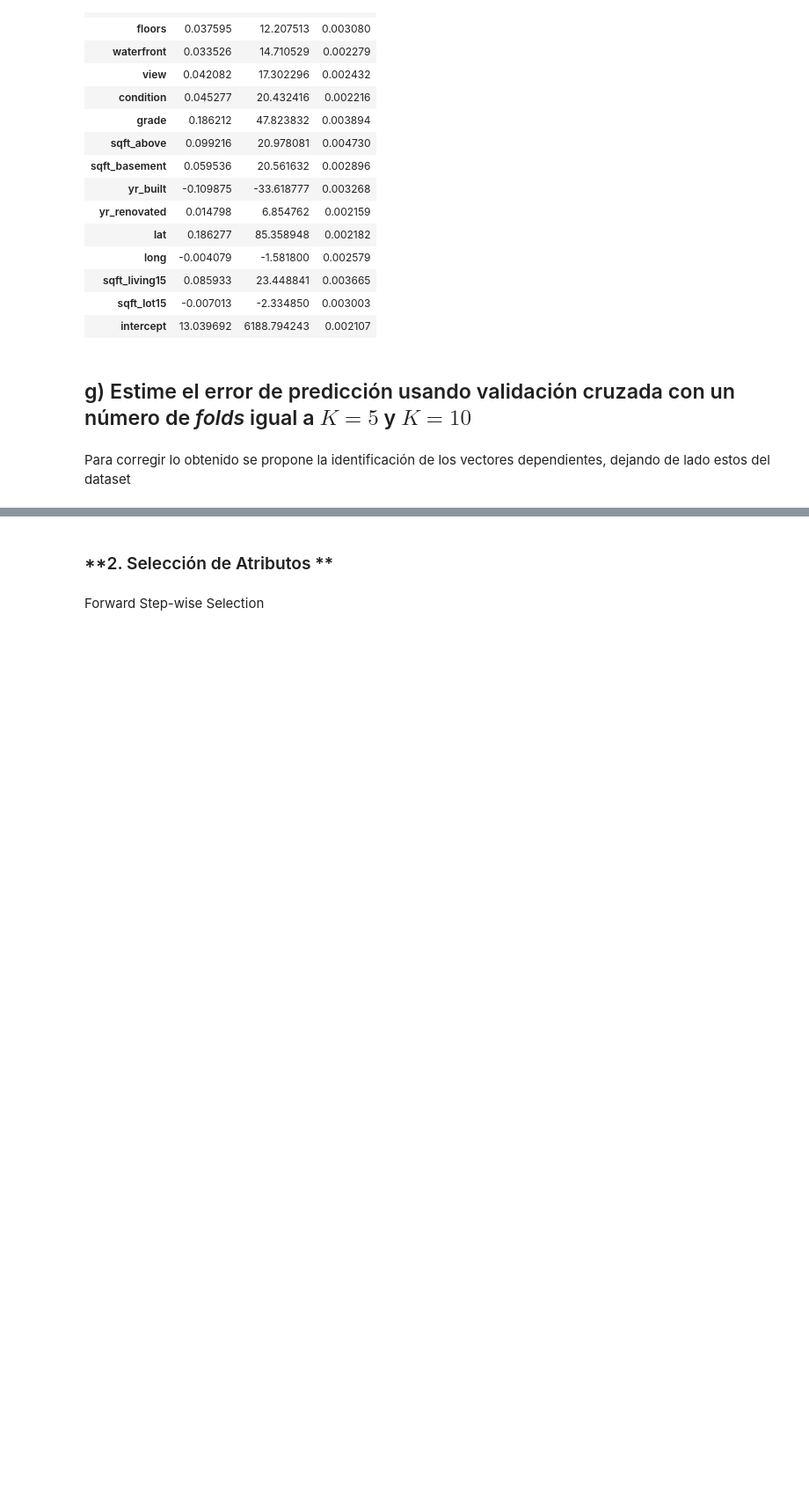
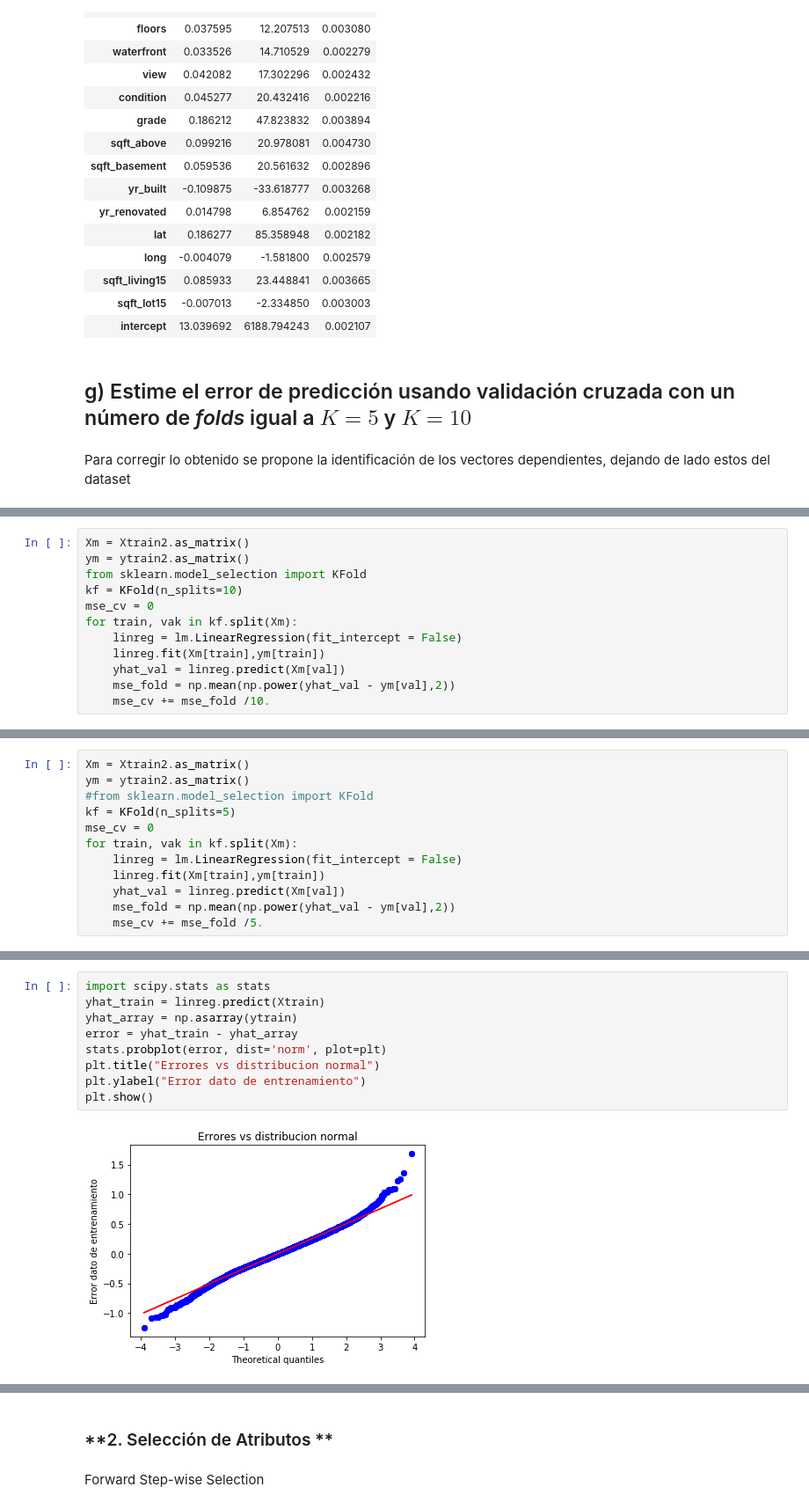
Before and after one commit to Caimapo/MachineLearning2017-02, a Jupyter notebook: Tarea 1 Máquinas de Aprendizaje.ipynb, the cells around one changed output, grey strips where cells are left out. Shown at 88% size. Drawn from its saved outputs; the diff is of its cells as text; blank space fills up the shorter version.

```diff
--- a/Tarea 1 Máquinas de Aprendizaje.ipynb
+++ b/Tarea 1 Máquinas de Aprendizaje.ipynb
@@ -347,0 +316,12 @@ intercept,       Peso: 13.0395507813,            std error0.0,           Zscore:
+# %%
+Xm = Xtrain2.as_matrix()
+ym = ytrain2.as_matrix()
+from sklearn.model_selection import KFold
+kf = KFold(n_splits=10)
+mse_cv = 0
+for train, vak in kf.split(Xm):
+    linreg = lm.LinearRegression(fit_intercept = False)
+    linreg.fit(Xm[train],ym[train])
+    yhat_val = linreg.predict(Xm[val])
+    mse_fold = np.mean(np.power(yhat_val - ym[val],2))
+    mse_cv += mse_fold /10.
@@ -347,0 +332,12 @@ intercept,       Peso: 13.0395507813,            std error0.0,           Zscore:
+# %%
+Xm = Xtrain2.as_matrix()
+ym = ytrain2.as_matrix()
+#from sklearn.model_selection import KFold
+kf = KFold(n_splits=5)
+mse_cv = 0
+for train, vak in kf.split(Xm):
+    linreg = lm.LinearRegression(fit_intercept = False)
+    linreg.fit(Xm[train],ym[train])
+    yhat_val = linreg.predict(Xm[val])
+    mse_fold = np.mean(np.power(yhat_val - ym[val],2))
+    mse_cv += mse_fold /5.
@@ -349,0 +358,11 @@ intercept,       Peso: 13.0395507813,            std error0.0,           Zscore:
+# %%
+import scipy.stats as stats
+yhat_train = linreg.predict(Xtrain)
+yhat_array = np.asarray(ytrain)
+error = yhat_train - yhat_array
+stats.probplot(error, dist='norm', plot=plt)
+plt.title("Errores vs distribucion normal")
+plt.ylabel("Error dato de entrenamiento")
+plt.show()
+# %% [output]
+[figure, added]
```
Also changed, not shown: parts of 33 cells of this notebook.
